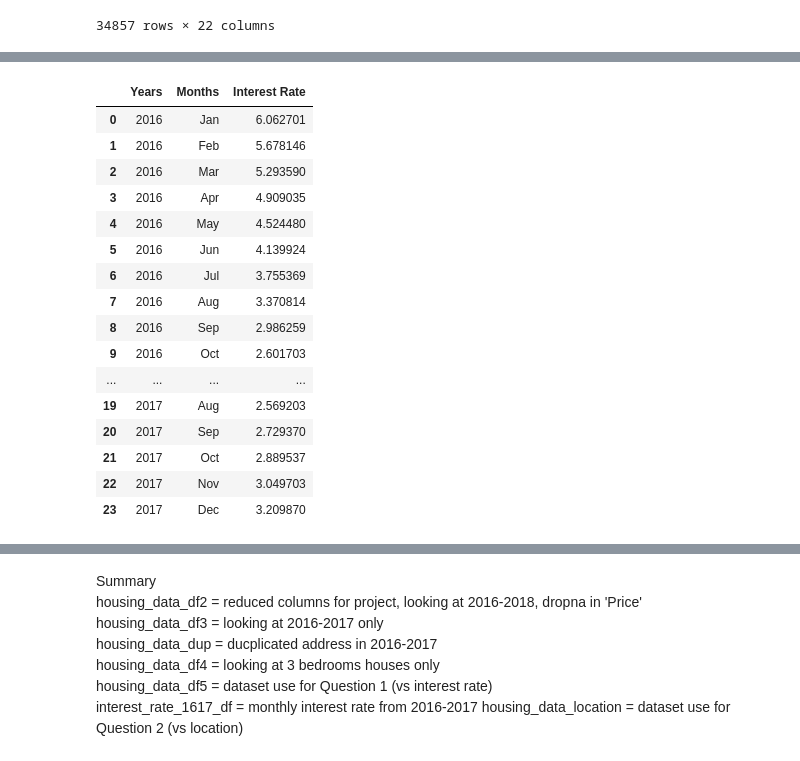
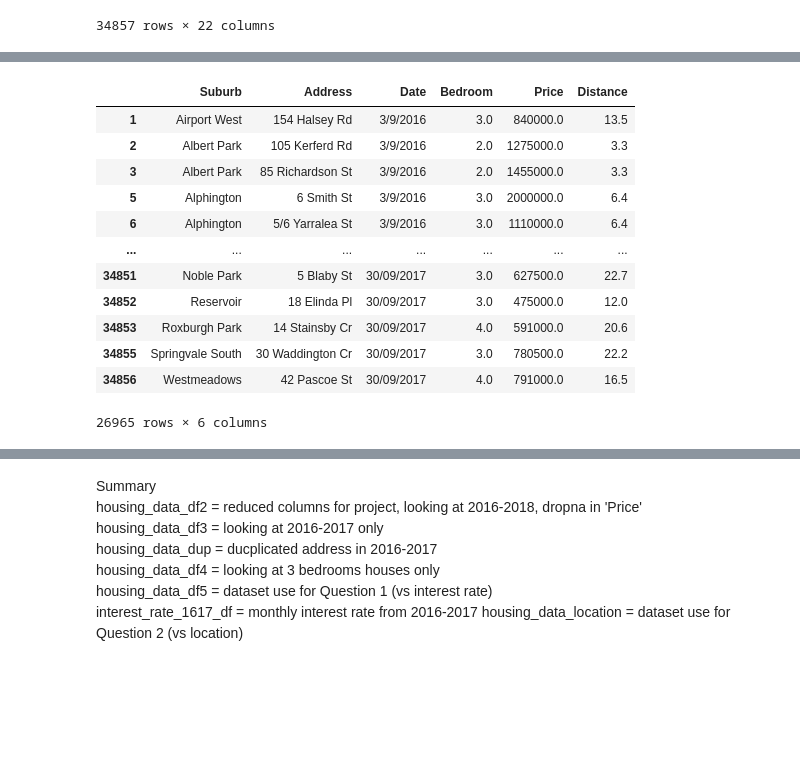
Before and after one commit to Anton0Lee/Project1_grp5, a Jupyter notebook: project1 main codes.ipynb, the cells around one changed output, grey strips where cells are left out. Drawn from its saved outputs; the diff is of its cells as text; code cells hidden in the pictures; blank space fills up the shorter version.

```diff
--- a/project1 main codes.ipynb
+++ b/project1 main codes.ipynb
@@ -59,13 +53 @@ Price               0
 dtype: int64
-# %%
-#Separate Date into Month and Year columns
-warnings.filterwarnings('ignore')
-housing_data_df2['Date'] = pd.to_datetime(housing_data_df2['Date'], format='%d/%m/%Y')
-housing_data_df2['Month'] = housing_data_df2['Date'].dt.month
-housing_data_df2['Year'] = housing_data_df2['Date'].dt.year
-
-#Rearanging columns in housing dataset + sort by Date
-housing_data_df2 = housing_data_df2[['Suburb', 'Address', 'Regionname', 'Type', 'Date', 'Year', 'Month', 'Bedroom', 'Propertycount', 'Landsize', 'Latitude', 'Longtitude', 'Price']]
-housing_data_df2 = housing_data_df2.sort_values(['Year','Month'],ascending=True).reset_index(drop=True)
-housing_data_df2
-#housing_data_df2 = Reduced columns, dropna in price, Year:2016-2018, sorted by Date
@@ -204,40 +54,17 @@ interest_rate_aus_year_df
-# %%
-#Interpolate monthly interest rates from 2016-2017 & 2017-2018
-interest_2016 = interest_rate_aus_year_df.iloc[0,3]
-interest_2017 = interest_rate_aus_year_df.iloc[1,3]
-interest_2018 = interest_rate_aus_year_df.iloc[2,3]
-interest_2016_avg = (interest_2017-interest_2016)/12
-interest_2017_avg = (interest_2018-interest_2017)/12
-monthly_interest_rate_2016 = np.arange (interest_2016, interest_2017, interest_2016_avg).tolist()
-monthly_interest_rate_2017 = np.arange (interest_2017, interest_2018, interest_2017_avg).tolist()
-
-#Combining lists to generate new DataFrame for interest rates of 2016-2017
-list_2016 = [2016]*12
-list_2017 = [2017]*12
-list_year = list_2016 + list_2017
-list_months = ["Jan", "Feb", "Mar", "Apr", "May", "Jun", "Jul", "Aug", "Sep", "Oct", "Nov", "Dec"]
-list_months = list_months*2
-interest_rates_1617 = monthly_interest_rate_2016 + monthly_interest_rate_2017
-interest_rate_dict = {'Years' : list_year,
-                      'Months' : list_months,
-                      'Interest Rate' : interest_rates_1617}
-interest_rate_1617_df = pd.DataFrame(interest_rate_dict)
-interest_rate_1617_df
-# %% [output]
-|  | Years | Months | Interest Rate |
-| 0 | 2016 | Jan | 6.062701 |
-| 1 | 2016 | Feb | 5.678146 |
-| 2 | 2016 | Mar | 5.293590 |
-| 3 | 2016 | Apr | 4.909035 |
-| 4 | 2016 | May | 4.524480 |
-| 5 | 2016 | Jun | 4.139924 |
-| 6 | 2016 | Jul | 3.755369 |
-| 7 | 2016 | Aug | 3.370814 |
-| 8 | 2016 | Sep | 2.986259 |
-| 9 | 2016 | Oct | 2.601703 |
-| ... | ... | ... | ... |
-| 19 | 2017 | Aug | 2.569203 |
-| 20 | 2017 | Sep | 2.729370 |
-| 21 | 2017 | Oct | 2.889537 |
-| 22 | 2017 | Nov | 3.049703 |
-| 23 | 2017 | Dec | 3.209870 |
+# %%
+housing_data_df2.dropna(subset=['Distance'], inplace=True)
+housing_data_df2
+# %% [output]
+|  | Suburb | Address | Date | Bedroom | Price | Distance |
+| 1 | Airport West | 154 Halsey Rd | 3/9/2016 | 3.0 | 840000.0 | 13.5 |
+| 2 | Albert Park | 105 Kerferd Rd | 3/9/2016 | 2.0 | 1275000.0 | 3.3 |
+| 3 | Albert Park | 85 Richardson St | 3/9/2016 | 2.0 | 1455000.0 | 3.3 |
+| 5 | Alphington | 6 Smith St | 3/9/2016 | 3.0 | 2000000.0 | 6.4 |
+| 6 | Alphington | 5/6 Yarralea St | 3/9/2016 | 3.0 | 1110000.0 | 6.4 |
+| ... | ... | ... | ... | ... | ... | ... |
+| 34851 | Noble Park | 5 Blaby St | 30/09/2017 | 3.0 | 627500.0 | 22.7 |
+| 34852 | Reservoir | 18 Elinda Pl | 30/09/2017 | 3.0 | 475000.0 | 12.0 |
+| 34853 | Roxburgh Park | 14 Stainsby Cr | 30/09/2017 | 4.0 | 591000.0 | 20.6 |
+| 34855 | Springvale South | 30 Waddington Cr | 30/09/2017 | 3.0 | 780500.0 | 22.2 |
+| 34856 | Westmeadows | 42 Pascoe St | 30/09/2017 | 4.0 | 791000.0 | 16.5 |
+26965 rows × 6 columns
```
Also changed, not shown: parts of 21 cells of this notebook, 1 other file.
